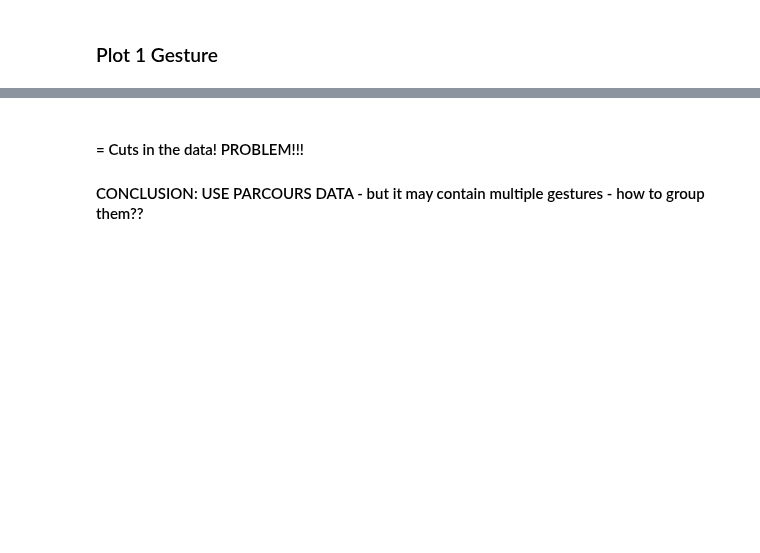
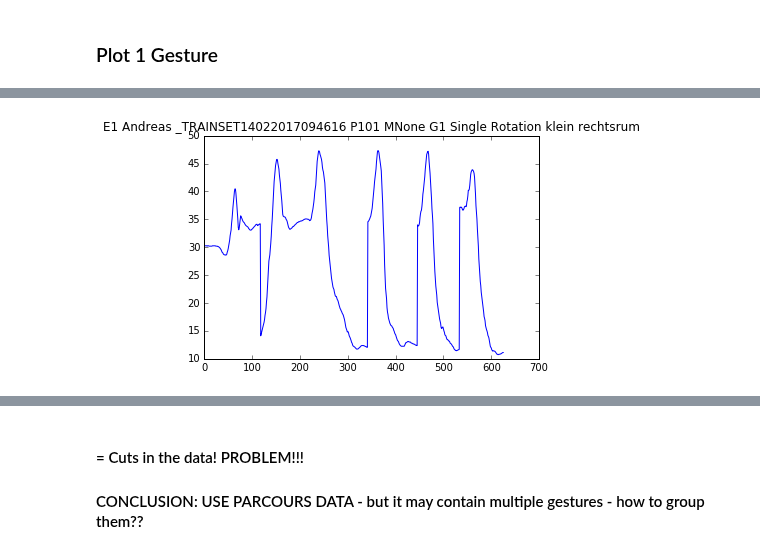
Before and after one commit to Make-O-Matic/MOM-Engine, a Jupyter notebook: data_preprocess_TU.ipynb, the cells around one changed output, grey strips where cells are left out. Drawn from its saved outputs; the diff is of its cells as text; code cells hidden in the pictures; blank space fills up the shorter version.

```diff
--- a/data_preprocess_TU.ipynb
+++ b/data_preprocess_TU.ipynb
@@ -849,3 +876,8 @@ grid_plot(mydata)
+# %%
+
+one_plot(mydata,'EY')
+# %% [output]
+[figure, added]
 # %%
 var = 'TimeStamp'
 one_plot(mydata,var)
```
Also changed, not shown: parts of 42 cells of this notebook.
